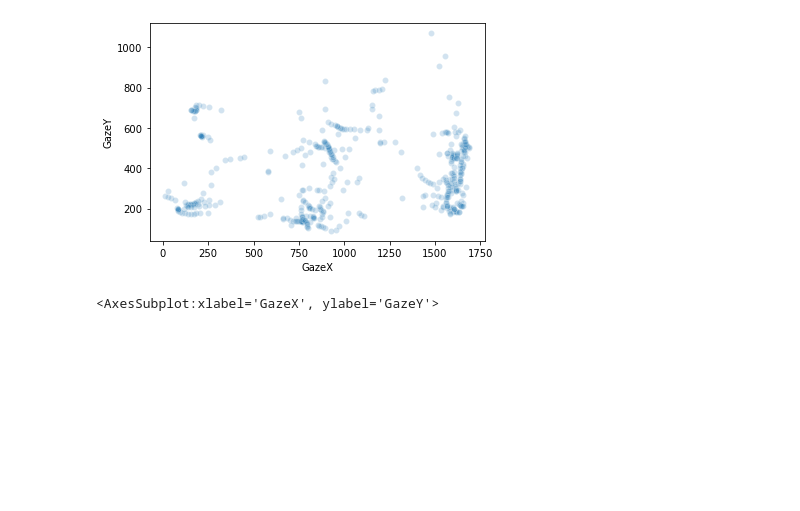
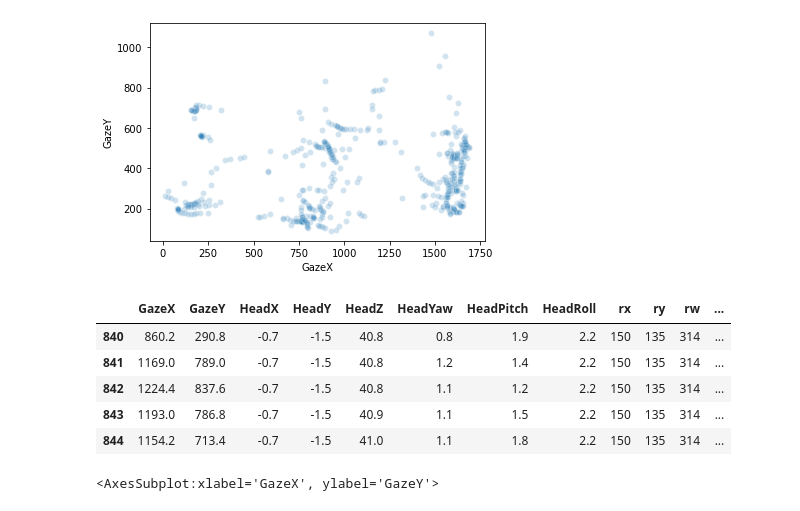
Before and after one commit to Joilence/Gaze-on-Grid, a Jupyter notebook: data-analysis/gaze_analysis.ipynb, the cells around one changed output. Cells and saved outputs as stored; diff of their text form; code cells hidden in the pictures; blank space fills up the shorter version.

```diff
--- a/data-analysis/gaze_analysis.ipynb
+++ b/data-analysis/gaze_analysis.ipynb
@@ -25,6 +28,15 @@ sns.scatterplot(x='GazeX', y='GazeY', data=data, alpha=0.2)
 # %% [output]
 <AxesSubplot:xlabel='GazeX', ylabel='GazeY'>
 [figure]
+# %%
+data.head()
+# %% [output]
+|  | GazeX | GazeY | HeadX | HeadY | HeadZ | HeadYaw | HeadPitch | HeadRoll | rx | ry | rw | ... |
+| 840 | 860.2 | 290.8 | -0.7 | -1.5 | 40.8 | 0.8 | 1.9 | 2.2 | 150 | 135 | 314 | ... |
+| 841 | 1169.0 | 789.0 | -0.7 | -1.5 | 40.8 | 1.2 | 1.4 | 2.2 | 150 | 135 | 314 | ... |
+| 842 | 1224.4 | 837.6 | -0.7 | -1.5 | 40.8 | 1.1 | 1.2 | 2.2 | 150 | 135 | 314 | ... |
+| 843 | 1193.0 | 786.8 | -0.7 | -1.5 | 40.9 | 1.1 | 1.5 | 2.2 | 150 | 135 | 314 | ... |
+| 844 | 1154.2 | 713.4 | -0.7 | -1.5 | 41.0 | 1.1 | 1.8 | 2.2 | 150 | 135 | 314 | ... |
 # %%
 # remove outlier
 data = remove_outlier_by_z(data, 'GazeX')
```
Also changed, not shown: parts of 4 cells of this notebook, 1 other file.
